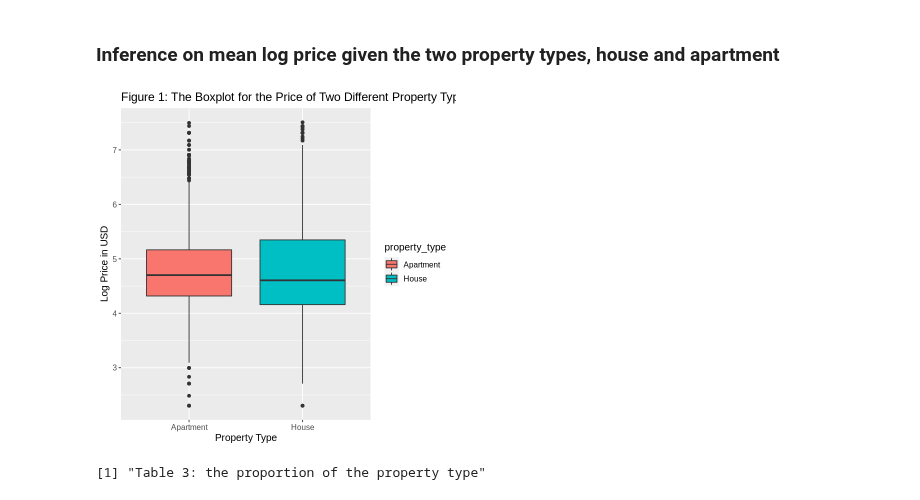
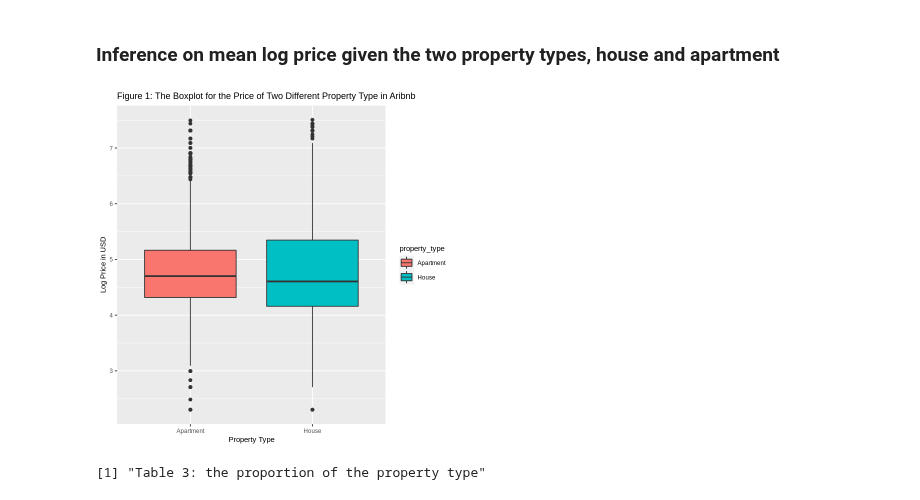
Before and after one commit to takumihoriba/stat201-project, a Jupyter notebook: proposal_final.ipynb, the cells around one changed output. Drawn from its saved outputs; the diff is of its cells as text; code cells hidden in the pictures.

```diff
--- a/proposal_final.ipynb
+++ b/proposal_final.ipynb
@@ -102,16 +102,16 @@ A tibble: 6 × 2
 # %%
 #creat boxplot for the Log Price for two different property types (House and Apartment)
 #(explanatory variable is property type and response variable is the log price)
 set.seed(320)
 options(repr.plot.width = 6, repr.plot.height = 6)
 log_price_boxplot <- ggplot(Airbnb_tidy,aes(x=property_type,y=log_price, fill = property_type))+
                      geom_boxplot()+
                      labs(x="Property Type",y="Log Price in USD") +
-                     theme(text=element_text(size=12))+
+                     theme(text=element_text(size=9))+
                      labs(title="Figure 1: The Boxplot for the Price of Two Different Property Type in Aribnb")
 log_price_boxplot
 # %% [output]
-[figure, old version]
+[figure, new version]
 # %%
 #Preliminary exploratory data analysis
 #Calculate the percentage of each type of property (House and Apartment) in the dataset
```
